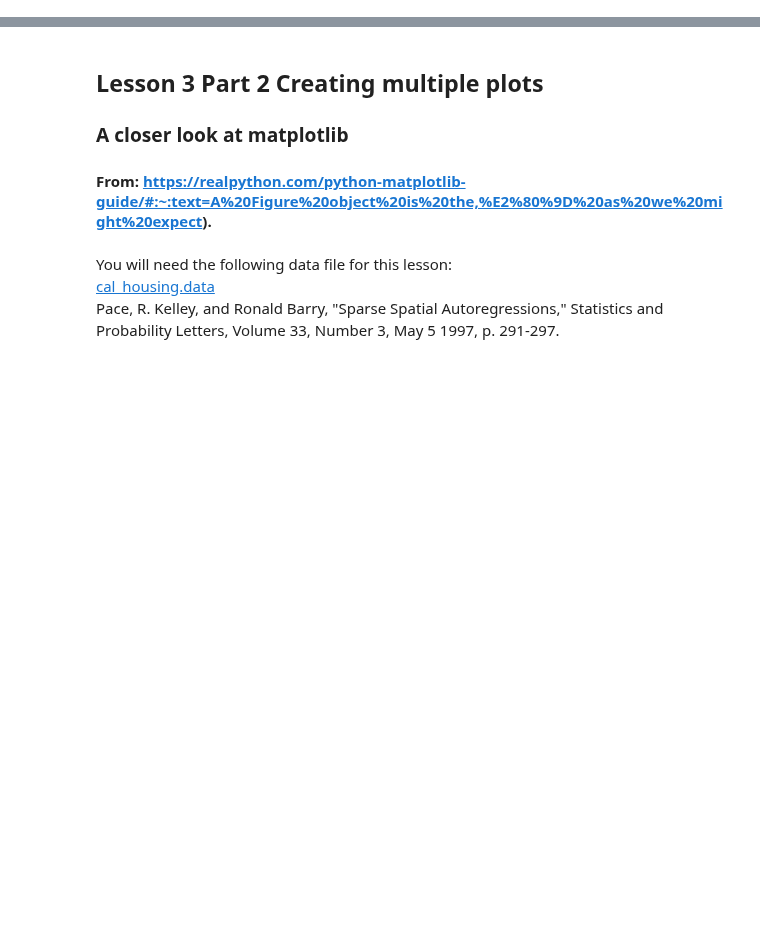
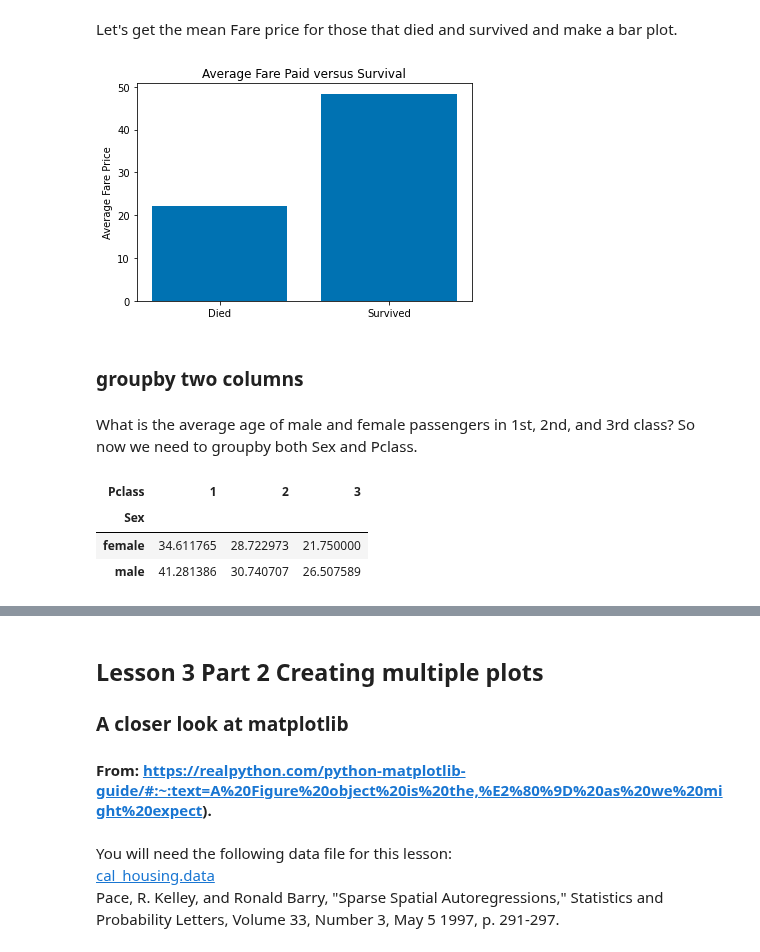
Before and after one commit to sgcorcoran/Python-for-MSE, a Jupyter notebook: lessons_3114/04_closer_look_at_pandas.ipynb, the cells around one changed output, grey strips where cells are left out. Saved outputs shown, nothing was run; the diff lists cells and outputs as text; code cells hidden in the pictures; blank space fills up the shorter version.

```diff
--- a/lessons_3114/Lesson 3 Part 2 Grouping plots together.ipynb
+++ b/lessons_3114/04_closer_look_at_pandas.ipynb
@@ -0,0 +18,5 @@
+# %%
+import numpy as np
+import matplotlib.pyplot as plt
+import pandas as pd
+plt.style.use('seaborn-colorblind') #high contrast color palette
@@ -0,0 +33,4 @@
+# %%
+# This is a direct read of the titanic file from my google drive.
+raw=pd.read_csv('https://drive.google.com/uc?id=1ELCvnr0WjQcglNlmxhqzsAOK8DnPaHW_')
+raw.head(3) #looking at only first 3 records
@@ -0,0 +44,4 @@
+# %%
+data=raw.loc[:,['Survived', 'Pclass','Sex','Age','Fare']]
+print(f"We have {data.shape[0]} records.  Here are the first 5.")
+data.head()
@@ -0,0 +105,28 @@
+# %% [markdown]
+Let's get the mean Fare price for those that died and survived and make a bar plot.
+# %%
+df=data.groupby('Survived').mean()
+
+dataforbar=df.loc[:,'Fare']  #all rows (:), column 'Fare'
+
+labels = ['Died','Survived']
+
+fig1, ax1 = plt.subplots()
+ax1.bar(x=labels, height=dataforbar) #notice format here for bar plots
+ax1.set_ylabel('Average Fare Price')
+ax1.set_title('Average Fare Paid versus Survival')
+
+plt.show()
+# %% [output]
+[figure, added]
+# %% [markdown]
+### groupby two columns
+# %% [markdown]
+What is the average age of male and female passengers in 1st, 2nd, and 3rd class? So now we need to groupby both Sex and Pclass.
+# %%
+data.groupby(['Sex','Pclass']).mean().unstack().loc[:,'Age']
+# %% [output]
+| Pclass | 1 | 2 | 3 |
+| Sex |  |  |  |
+| female | 34.611765 | 28.722973 | 21.750000 |
+| male | 41.281386 | 30.740707 | 26.507589 |
```
Also changed, not shown: parts of 25 cells of this notebook, 8 other files.
